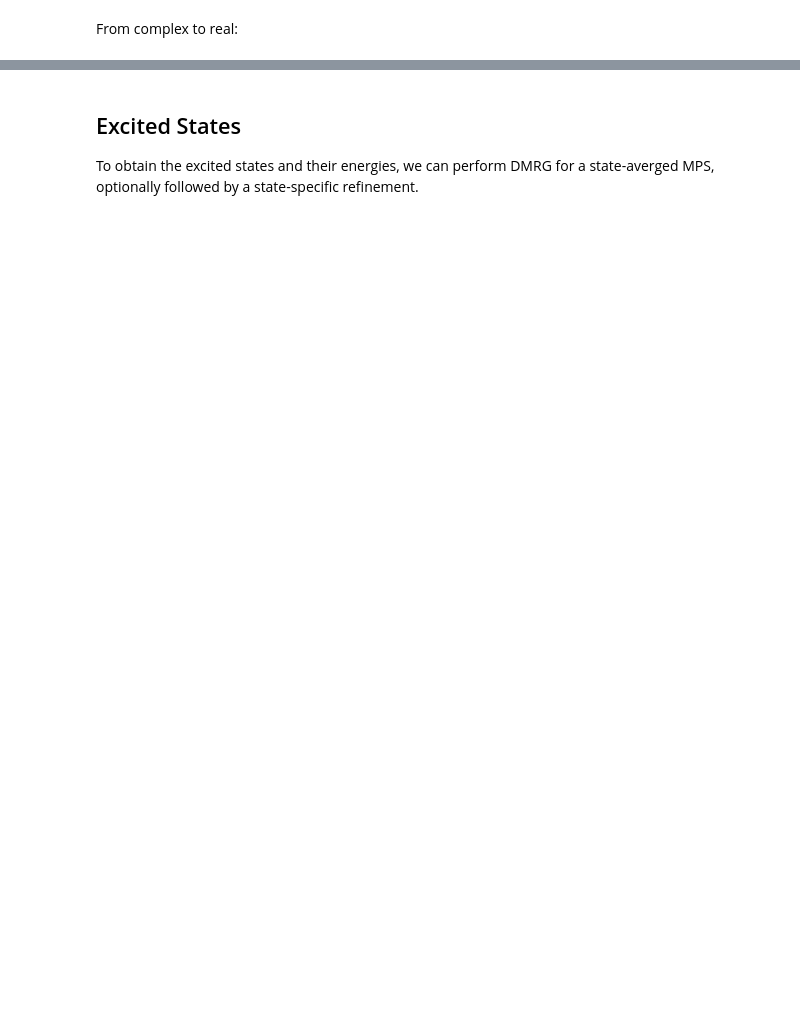
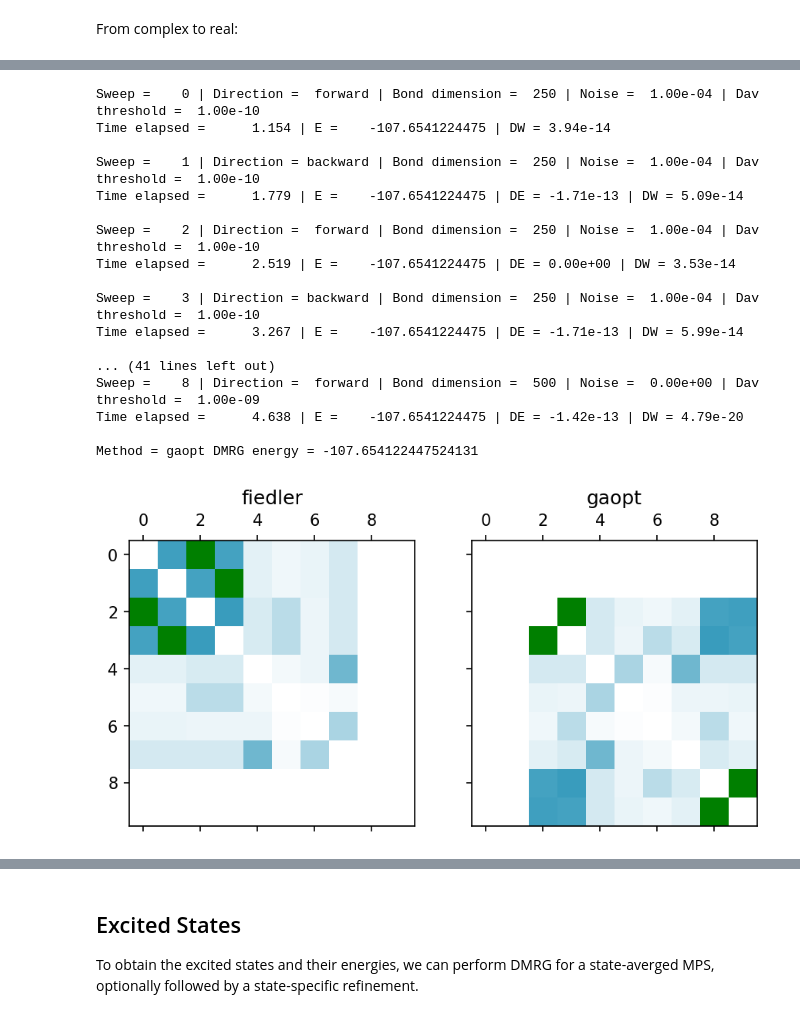
Before and after one commit to block-hczhai/block2-preview, a Jupyter notebook: docs/source/tutorial/qc-hamiltonians.ipynb, the cells around one changed output, grey strips where cells are left out. Cells and saved outputs as stored; diff of their text form; code cells hidden in the pictures; blank space fills up the shorter version.

```diff
--- a/docs/source/tutorial/qc-hamiltonians.ipynb
+++ b/docs/source/tutorial/qc-hamiltonians.ipynb
@@ -1138,0 +1260,53 @@ plt.matshow(minfo)
+# %%
+from pyscf import gto, scf
+
+mol = gto.M(atom="N 0 0 0; N 0 0 1.1", basis="sto3g", symmetry="d2h", verbose=0)
+mf = scf.RHF(mol).run(conv_tol=1E-14)
+ncas, n_elec, spin, ecore, h1e_orig, g2e_orig, orb_sym_orig = itg.get_rhf_integrals(mf,
+    ncore=0, ncas=None, g2e_symm=8)
+
+driver = DMRGDriver(scratch="./tmp", symm_type=SymmetryTypes.SZ, n_threads=4)
+g2e_orig = driver.unpack_g2e(g2e_orig, n_sites=ncas)
+
+minfos = {}
+for method in ["fiedler", "gaopt"]:
+    idx = driver.orbital_reordering(h1e_orig, g2e_orig, method=method)
+    h1e = h1e_orig[idx][:, idx]
+    g2e = g2e_orig[idx][:, idx][:, :, idx][:, :, :, idx]
+    orb_sym = np.array(orb_sym_orig)[idx]
+
+    driver.initialize_system(n_sites=ncas, n_elec=n_elec, spin=spin, orb_sym=orb_sym)
+    mpo = driver.get_qc_mpo(h1e=h1e, g2e=g2e, ecore=ecore, iprint=0)
+    ket = driver.get_random_mps(tag="GS", bond_dim=250, nroots=1)
+    energy = driver.dmrg(mpo, ket, n_sweeps=20, bond_dims=bond_dims, noises=noises,
+        thrds=thrds, iprint=1)
+    print('Method = %s DMRG energy = %20.15f' % (method, energy))
+    minfos[method] = driver.get_orbital_interaction_matrix(ket)
+
+import matplotlib.pyplot as plt
+f, axs = plt.subplots(1, 2, sharey=True)
+f.set_size_inches(w=14 / 2, h=7 / 2)
+for ax, (method, minfo) in zip(axs, minfos.items()):
+    ax.matshow(minfo, cmap='ocean_r')
+    ax.set_title(method)
+plt.gcf().set_dpi(150)
+plt.show()
+# %% [output]
+Sweep =    0 | Direction =  forward | Bond dimension =  250 | Noise =  1.00e-04 | Dav threshold =  1.00e-10
+Time elapsed =      1.154 | E =    -107.6541224475 | DW = 3.94e-14
+
+Sweep =    1 | Direction = backward | Bond dimension =  250 | Noise =  1.00e-04 | Dav threshold =  1.00e-10
+Time elapsed =      1.779 | E =    -107.6541224475 | DE = -1.71e-13 | DW = 5.09e-14
+
+Sweep =    2 | Direction =  forward | Bond dimension =  250 | Noise =  1.00e-04 | Dav threshold =  1.00e-10
+Time elapsed =      2.519 | E =    -107.6541224475 | DE = 0.00e+00 | DW = 3.53e-14
+
+Sweep =    3 | Direction = backward | Bond dimension =  250 | Noise =  1.00e-04 | Dav threshold =  1.00e-10
+Time elapsed =      3.267 | E =    -107.6541224475 | DE = -1.71e-13 | DW = 5.99e-14
+
+... (41 lines left out)
+Sweep =    8 | Direction =  forward | Bond dimension =  500 | Noise =  0.00e+00 | Dav threshold =  1.00e-09
+Time elapsed =      4.638 | E =    -107.6541224475 | DE = -1.42e-13 | DW = 4.79e-20
+
+Method = gaopt DMRG energy = -107.654122447524131
+[figure, added]
```
Also changed, not shown: parts of 46 cells of this notebook.
